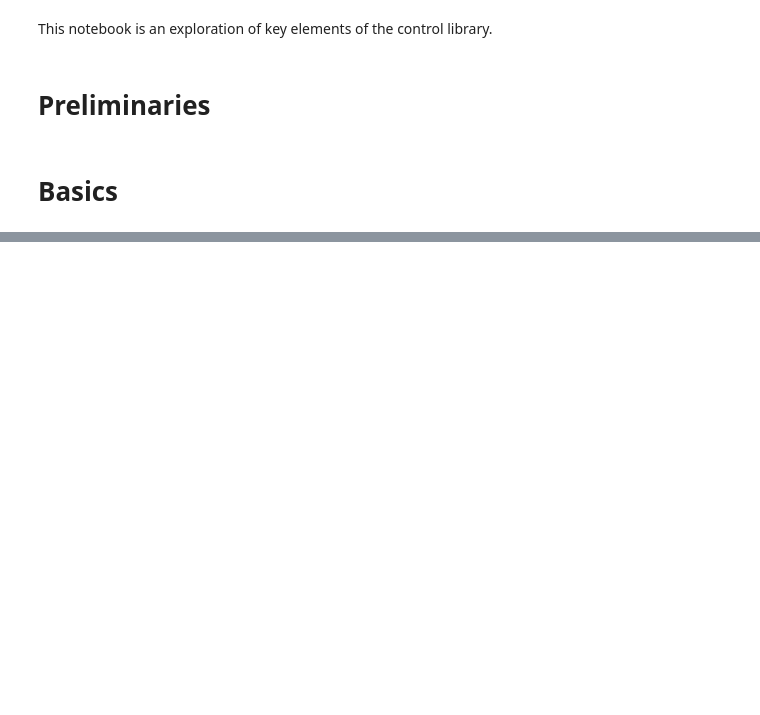
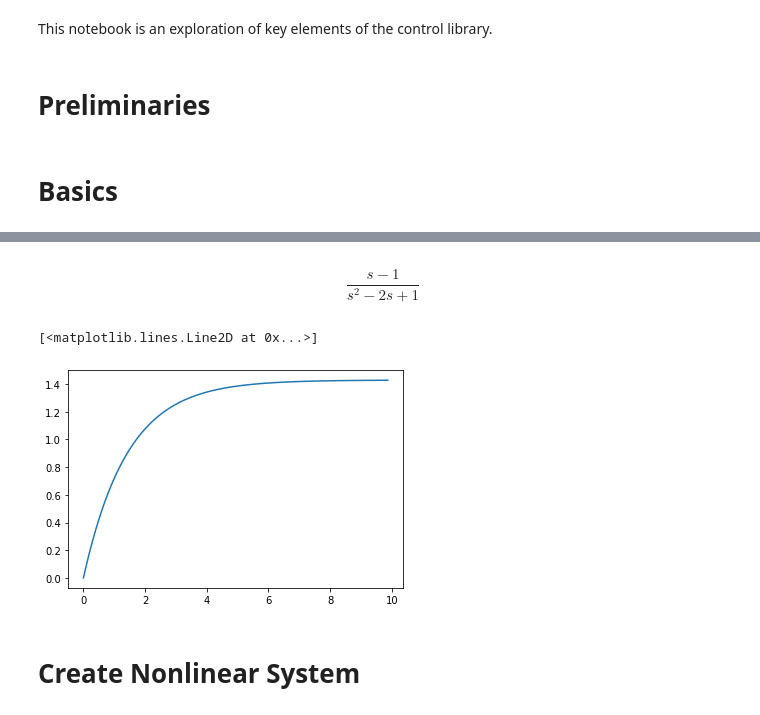
Before and after one commit to joseph-hellerstein/Advanced-Controls-for-Bioengineers, a Jupyter notebook: notebooks/Python Control LIbrary.ipynb, the cells around one changed output, grey strips where cells are left out. Drawn from its saved outputs; the diff is of its cells as text; code cells hidden in the pictures; blank space fills up the shorter version.

```diff
--- a/notebooks/Python Control LIbrary.ipynb
+++ b/notebooks/Python Control LIbrary.ipynb
@@ -31,0 +75,12 @@ sys
+# %%
+c.ss2tf(sys)
+# %% [output]
+$$\frac{s - 1}{s^2 - 2 s + 1}$$
+# %%
+t = c.step_response(sys)
+plt.plot(t.time, t.outputs)
+# %% [output]
+[<matplotlib.lines.Line2D at 0x...>]
+[figure, added]
+# %% [markdown]
+# Create Nonlinear System
```
Also changed, not shown: parts of 13 cells of this notebook, 1 other file.
